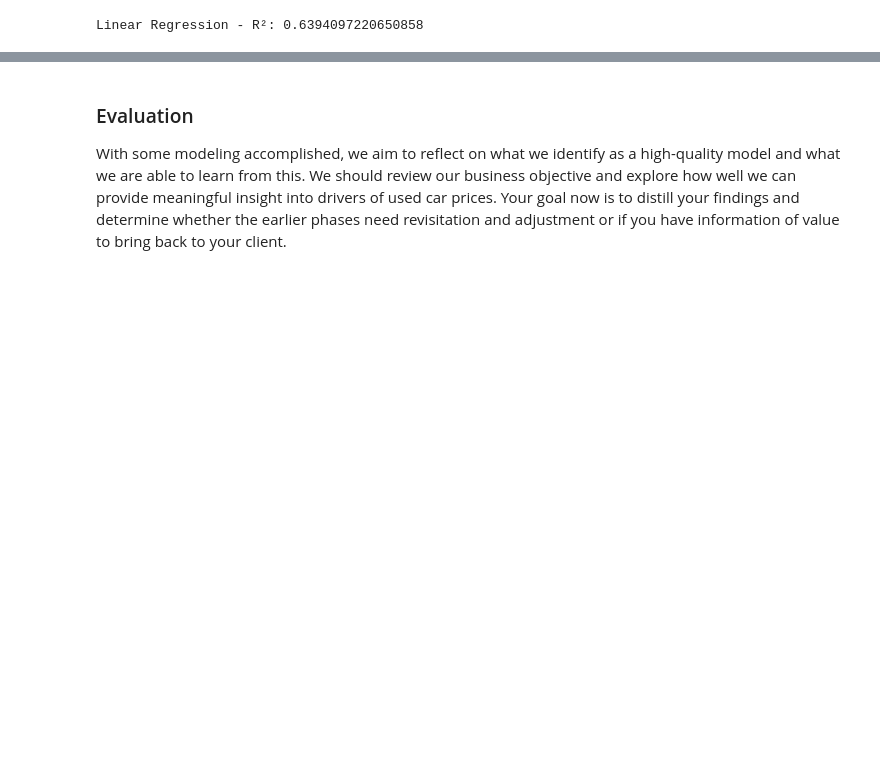
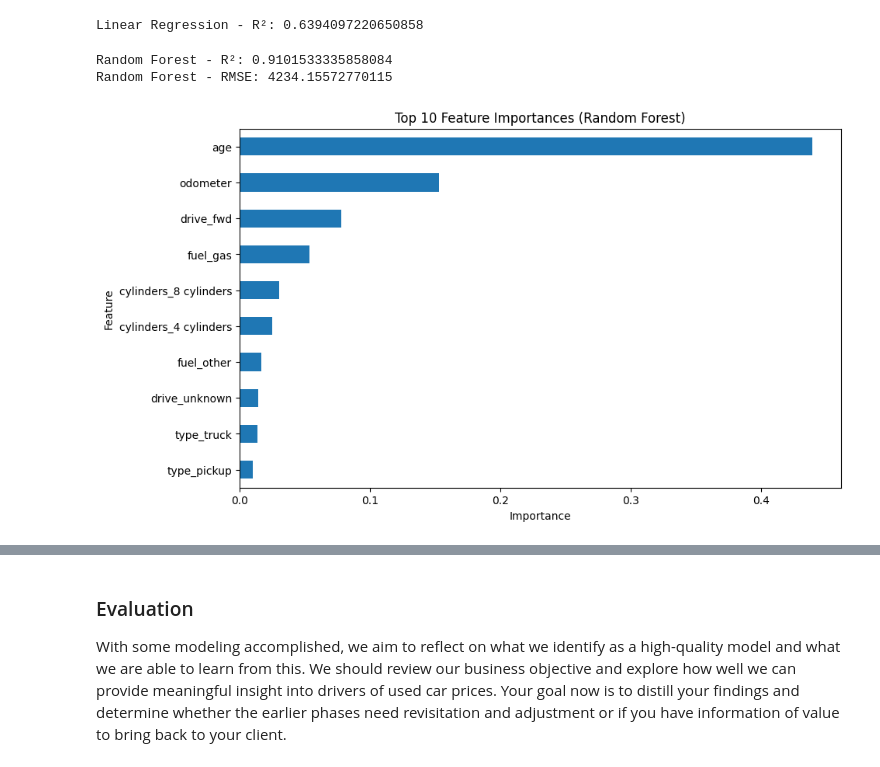
Before and after one commit to kimkok-UCBerkeleyHaas/Module-11_Assignment-11-1, a Jupyter notebook: Module-11_Assignment-11-1.ipynb, the cells around one changed output, grey strips where cells are left out. Drawn from its saved outputs; the diff is of its cells as text; code cells hidden in the pictures; blank space fills up the shorter version.

```diff
--- a/Module-11_Assignment-11-1.ipynb
+++ b/Module-11_Assignment-11-1.ipynb
@@ -264,6 +264,28 @@ y_pred_lr = lr.predict(X_test)
 print("Linear Regression - R²:", r2_score(y_test, y_pred_lr))
 # %% [output]
 Linear Regression - R²: 0.6394097220650858
+# %%
+# Random Forest Regressor
+rf = RandomForestRegressor(random_state=42)
+rf.fit(X_train, y_train)
+y_pred_rf = rf.predict(X_test)
+
+print("Random Forest - R²:", r2_score(y_test, y_pred_rf))
+print("Random Forest - RMSE:", np.sqrt(mean_squared_error(y_test, y_pred_rf)))
+# %% [output]
+Random Forest - R²: 0.9101533335858084
+Random Forest - RMSE: 4234.15572770115
+# %%
+# Feature Importance from Random Forest
+importances = pd.Series(rf.feature_importances_, index=X.columns).sort_values(ascending=False)
+importances.head(10).plot(kind='barh', figsize=(10, 6))
+plt.title('Top 10 Feature Importances (Random Forest)')
+plt.xlabel('Importance')
+plt.ylabel('Feature')
+plt.gca().invert_yaxis() # Highest importance at the top
+plt.show()
+# %% [output]
+[figure, added]
 # %%
 # Feature Importance
 importances = pd.Series(rf.feature_importances_, index=X.columns).sort_values(ascending=False)
```
Also changed, not shown: parts of 2 cells of this notebook.
